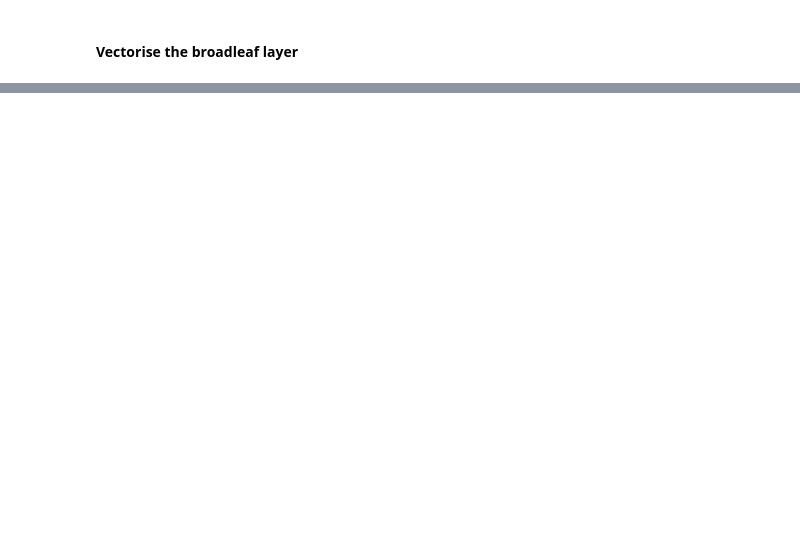
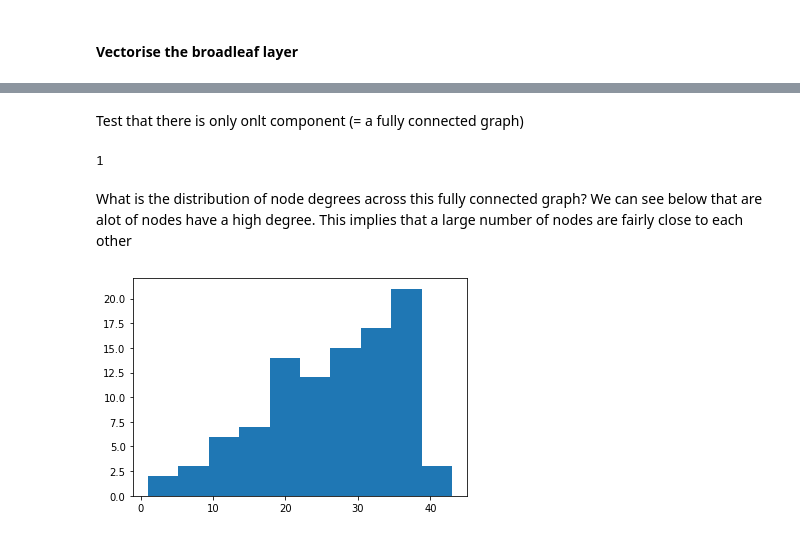
Before and after one commit to scra88le/UKterraform, a Jupyter notebook: UK Corine analysis.ipynb, the cells around one changed output, grey strips where cells are left out. Saved outputs shown, nothing was run; the diff lists cells and outputs as text; code cells hidden in the pictures; blank space fills up the shorter version.

```diff
--- a/UK Corine analysis.ipynb
+++ b/UK Corine analysis.ipynb
@@ -219,0 +246,17 @@ nx.draw(knn_graph, positions, node_size=5, node_color="orange")
+# %% [markdown]
+Test that there is only onlt component (= a fully connected graph)
+# %%
+nx.number_connected_components(dist_graph)
+# %% [output]
+1
+# %% [markdown]
+What is the distribution of node degrees across this fully connected graph? We can see below that are alot of nodes have a high degree. This implies that a large number of nodes are fairly close to each other
+# %%
+def plot_degree_dist(G):
+    degrees = [dist_graph.degree(n) for n in dist_graph.nodes()]
+    plt.hist(degrees)
+    plt.show()
+
+plot_degree_dist(T)
+# %% [output]
+[figure, added]
```
Also changed, not shown: parts of 48 cells of this notebook.
